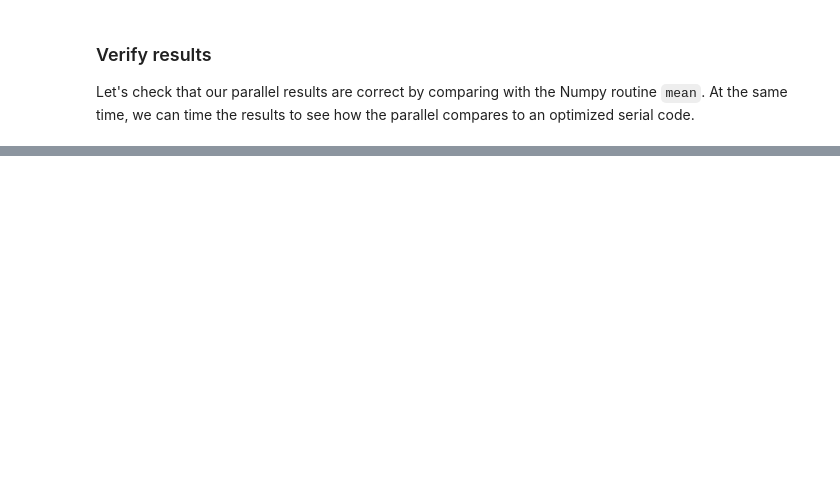
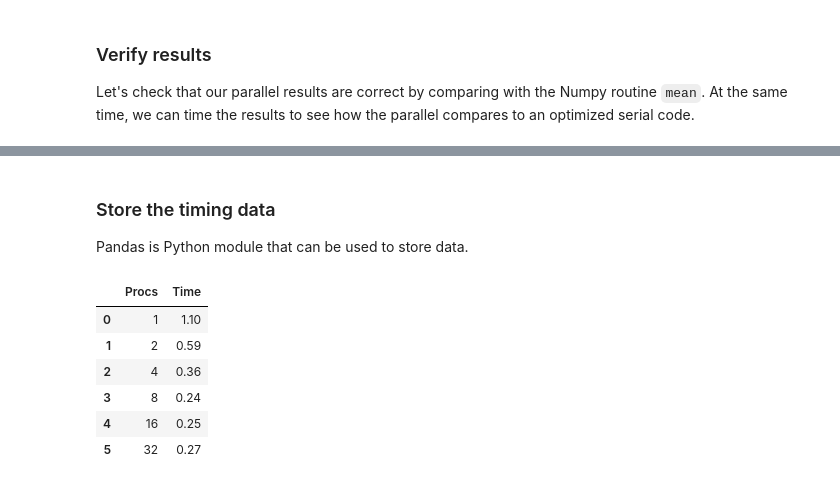
Before and after one commit to donnaaboise/ME471-571-spring2020, a Jupyter notebook: Week_01/Wed/mean_demo0.ipynb, the cells around one changed output, grey strips where cells are left out. Cells and saved outputs as stored; diff of their text form; code cells hidden in the pictures; blank space fills up the shorter version.

```diff
--- a/Week_01/Wed/mean_demo0.ipynb
+++ b/Week_01/Wed/mean_demo0.ipynb
@@ -85,0 +115,17 @@ a2 =       0.5000292384437445
+# %% [markdown]
+### Store the timing data
+
+Pandas is Python module that can be used to store data.
+# %%
+df = pandas.DataFrame({'Procs' : procs, 'Time' : tdata})
+
+fstr = {'Procs' : "{:d}".format, 'Time' : "{:.2f}".format}
+df.style.format(fstr)
+# %% [output]
+|  | Procs | Time |
+| 0 | 1 | 1.10 |
+| 1 | 2 | 0.59 |
+| 2 | 4 | 0.36 |
+| 3 | 8 | 0.24 |
+| 4 | 16 | 0.25 |
+| 5 | 32 | 0.27 |
```
Also changed, not shown: parts of 31 cells of this notebook.
